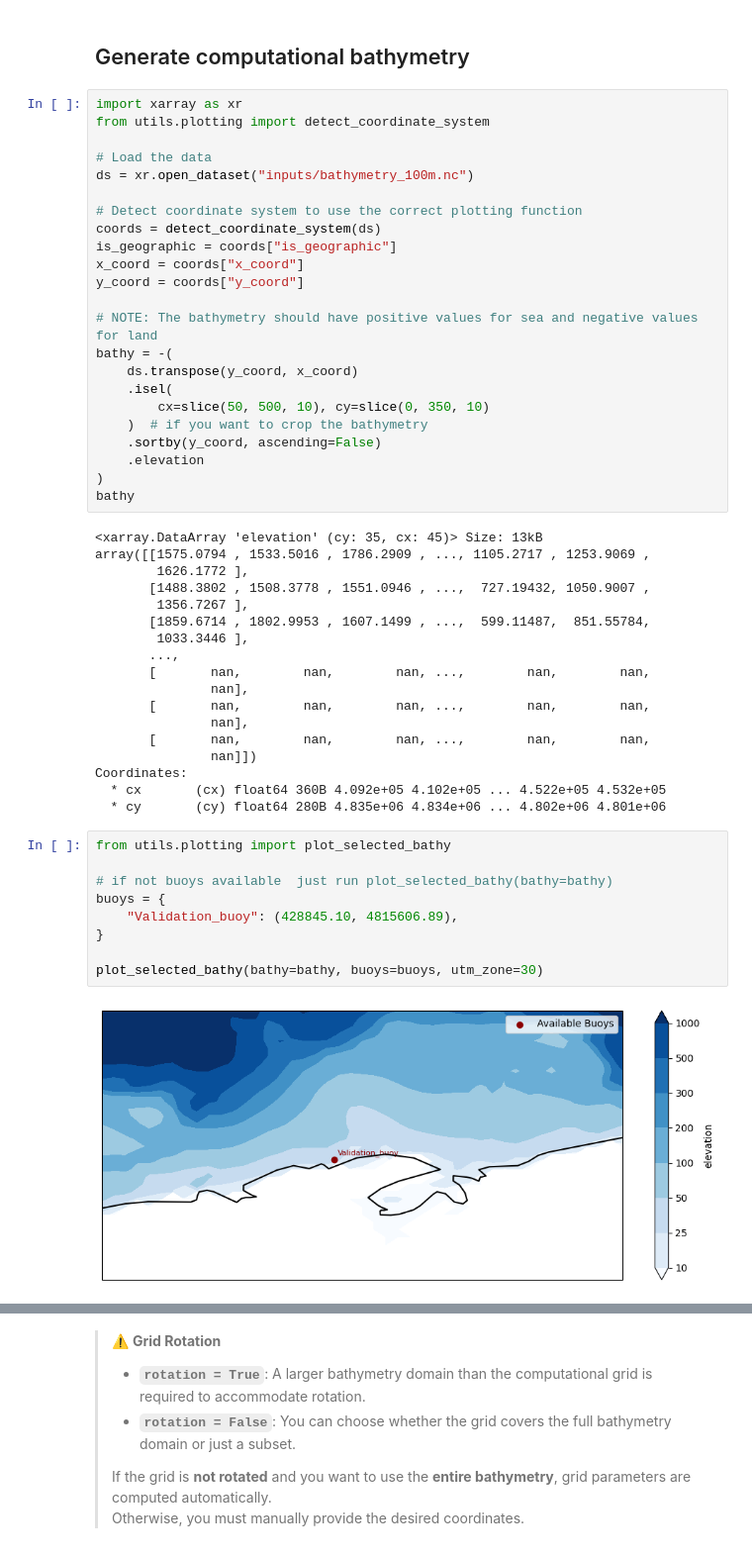
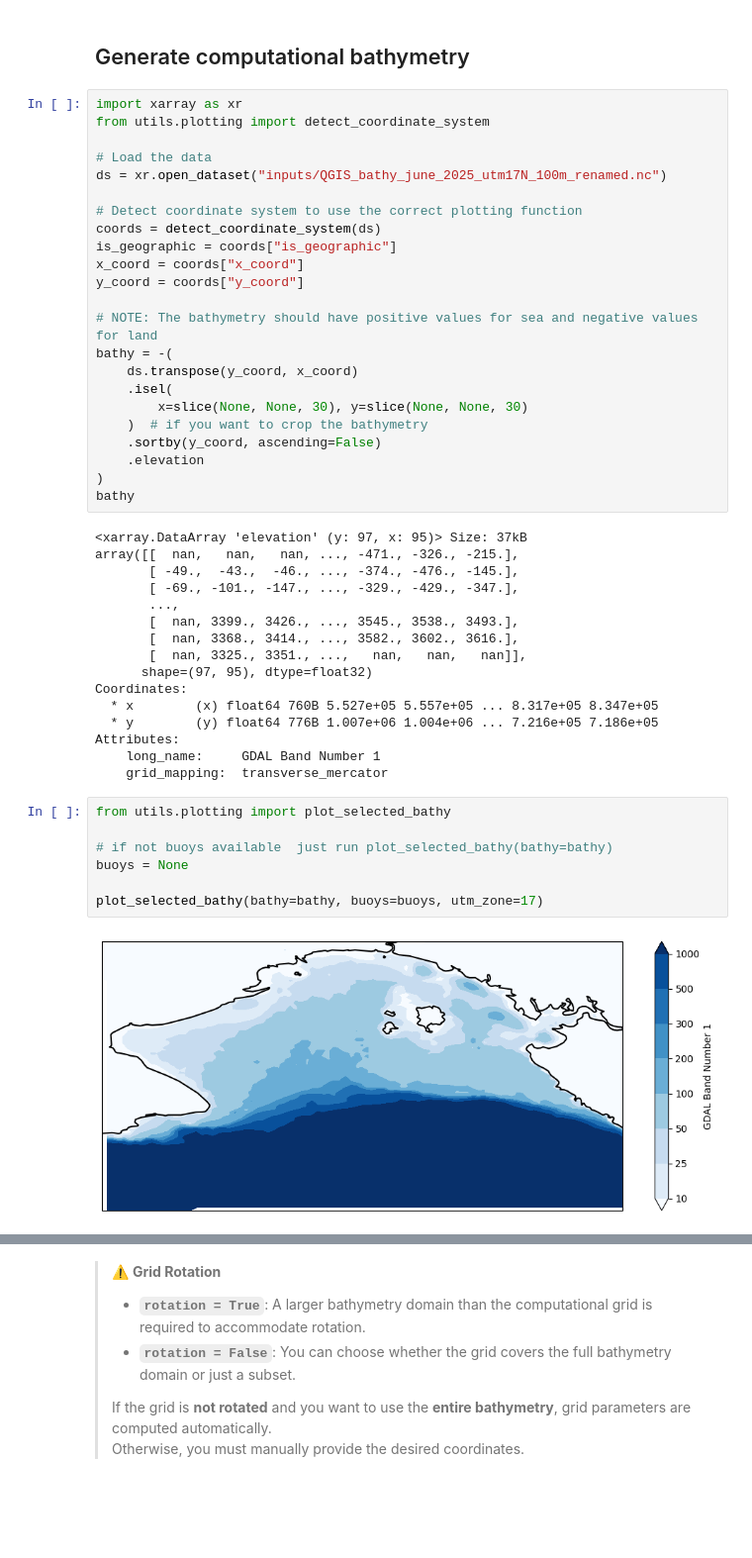
Before and after one commit to JenMontano/BlueMath, a Jupyter notebook: climate_services/hindcast/BinWaves_Cantabria_MAGIC/01_Propagation.ipynb, the cells around one changed output, grey strips where cells are left out. Shown at 99% size. Cells and saved outputs as stored; diff of their text form; blank space fills up the shorter version.

```diff
--- a/climate_services/hindcast/BinWaves_Cantabria_MAGIC/01_Propagation.ipynb
+++ b/climate_services/hindcast/BinWaves_Cantabria_MAGIC/01_Propagation.ipynb
@@ -118,7 +118,7 @@ import xarray as xr
 from utils.plotting import detect_coordinate_system
 
 # Load the data
-ds = xr.open_dataset("inputs/bathymetry_100m.nc")
+ds = xr.open_dataset("inputs/QGIS_bathy_june_2025_utm17N_100m_renamed.nc")
 
 # Detect coordinate system to use the correct plotting function
 coords = detect_coordinate_system(ds)
@@ -130,41 +130,37 @@ y_coord = coords["y_coord"]
 bathy = -(
     ds.transpose(y_coord, x_coord)
     .isel(
-        cx=slice(50, 500, 10), cy=slice(0, 350, 10)
+        x=slice(None, None, 30), y=slice(None, None, 30)
     )  # if you want to crop the bathymetry
     .sortby(y_coord, ascending=False)
     .elevation
 )
 bathy
 # %% [output]
-<xarray.DataArray 'elevation' (cy: 35, cx: 45)> Size: 13kB
-array([[1575.0794 , 1533.5016 , 1786.2909 , ..., 1105.2717 , 1253.9069 ,
-        1626.1772 ],
-       [1488.3802 , 1508.3778 , 1551.0946 , ...,  727.19432, 1050.9007 ,
-        1356.7267 ],
-       [1859.6714 , 1802.9953 , 1607.1499 , ...,  599.11487,  851.55784,
-        1033.3446 ],
+<xarray.DataArray 'elevation' (y: 97, x: 95)> Size: 37kB
+array([[  nan,   nan,   nan, ..., -471., -326., -215.],
+       [ -49.,  -43.,  -46., ..., -374., -476., -145.],
+       [ -69., -101., -147., ..., -329., -429., -347.],
        ...,
-       [       nan,        nan,        nan, ...,        nan,        nan,
-               nan],
-       [       nan,        nan,        nan, ...,        nan,        nan,
-               nan],
-       [       nan,        nan,        nan, ...,        nan,        nan,
-               nan]])
+       [  nan, 3399., 3426., ..., 3545., 3538., 3493.],
+       [  nan, 3368., 3414., ..., 3582., 3602., 3616.],
+       [  nan, 3325., 3351., ...,   nan,   nan,   nan]],
+      shape=(97, 95), dtype=float32)
 Coordinates:
-  * cx       (cx) float64 360B 4.092e+05 4.102e+05 ... 4.522e+05 4.532e+05
-  * cy       (cy) float64 280B 4.835e+06 4.834e+06 ... 4.802e+06 4.801e+06
+  * x        (x) float64 760B 5.527e+05 5.557e+05 ... 8.317e+05 8.347e+05
+  * y        (y) float64 776B 1.007e+06 1.004e+06 ... 7.216e+05 7.186e+05
+Attributes:
+    long_name:     GDAL Band Number 1
+    grid_mapping:  transverse_mercator
 # %%
 from utils.plotting import plot_selected_bathy
 
 # if not buoys available  just run plot_selected_bathy(bathy=bathy)
-buoys = {
-    "Validation_buoy": (428845.10, 4815606.89),
-}
+buoys = None
 
-plot_selected_bathy(bathy=bathy, buoys=buoys, utm_zone=30)
+plot_selected_bathy(bathy=bathy, buoys=buoys, utm_zone=17)
 # %% [output]
-[figure, old version]
+[figure, new version]
 # %% [markdown]
 ## SWAN Grid Parameters
 
```
Also changed, not shown: parts of 16 cells of this notebook, 1 other file.
